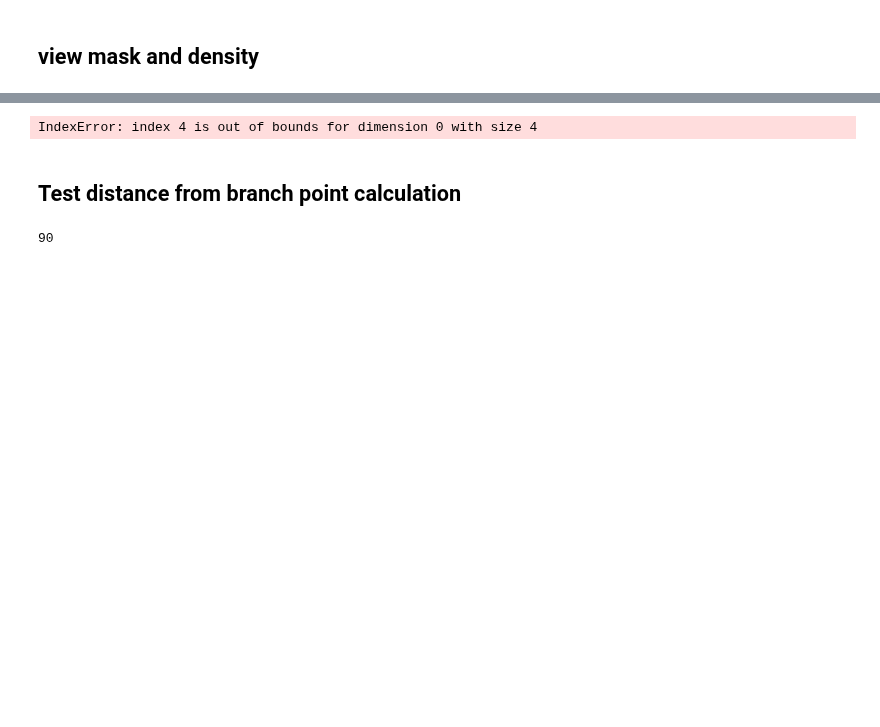
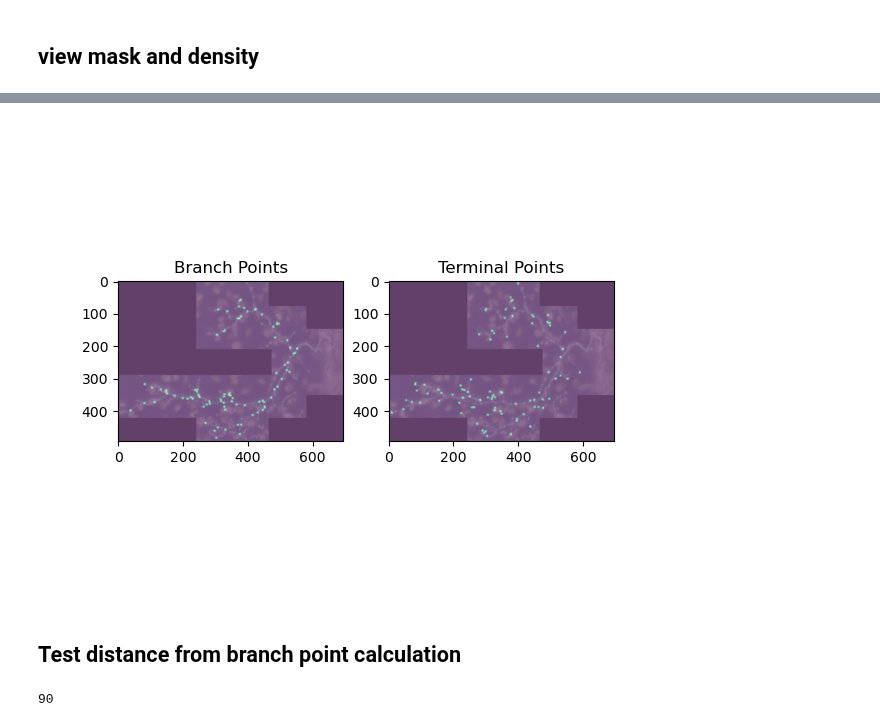
Before and after one commit to twardlab/neurotrack, a Jupyter notebook: neuron_trx/notebooks/neuron_trx_tests.ipynb, the cells around one changed output, grey strips where cells are left out. Drawn from its saved outputs; the diff is of its cells as text; code cells hidden in the pictures; blank space fills up the shorter version.

```diff
--- a/neuron_trx/notebooks/neuron_trx_tests.ipynb
+++ b/neuron_trx/notebooks/neuron_trx_tests.ipynb
@@ -203,19 +190,20 @@ ax[2].imshow(env.mask.data[0].amax(dim=0))
 # %%
 for i in range(len(env.branch_points)):
     env.img.draw_point(env.branch_points[i], radius=3, channel=4)
-# for i in range(len(env.terminals)):
-#     env.img.draw_point(env.terminals[i], radius=3, channel=)
+for i in range(len(env.terminals)):
+    env.img.draw_point(env.terminals[i], radius=3, channel=5)
 
 fig, ax = plt.subplots(1,2)
 
 ax[0].imshow(env.img.data[:3].permute(1,2,3,0).amax(dim=0), alpha=0.5)
 ax[0].imshow(env.img.data[4].amax(dim=0), alpha=0.5)
 ax[0].set_title('Branch Points')
-# ax[1].imshow(env.img.data[:3].permute(1,2,3,0).amax(dim=0), alpha=0.5)
-# ax[1].imshow(env.img.data[4].amax(dim=0), alpha=0.5)
-# ax[1].set_title('Terminal Points')
+ax[1].imshow(env.img.data[:3].permute(1,2,3,0).amax(dim=0), alpha=0.5)
+ax[1].imshow(env.img.data[5].amax(dim=0), alpha=0.5)
+ax[1].set_title('Terminal Points')
+plt.show()
 # %% [output]
-IndexError: index 4 is out of bounds for dimension 0 with size 4
+[figure, added]
 # %% [markdown]
 ## Test distance from branch point calculation
 # %%
```
Also changed, not shown: parts of 9 cells of this notebook, 6 other files.
